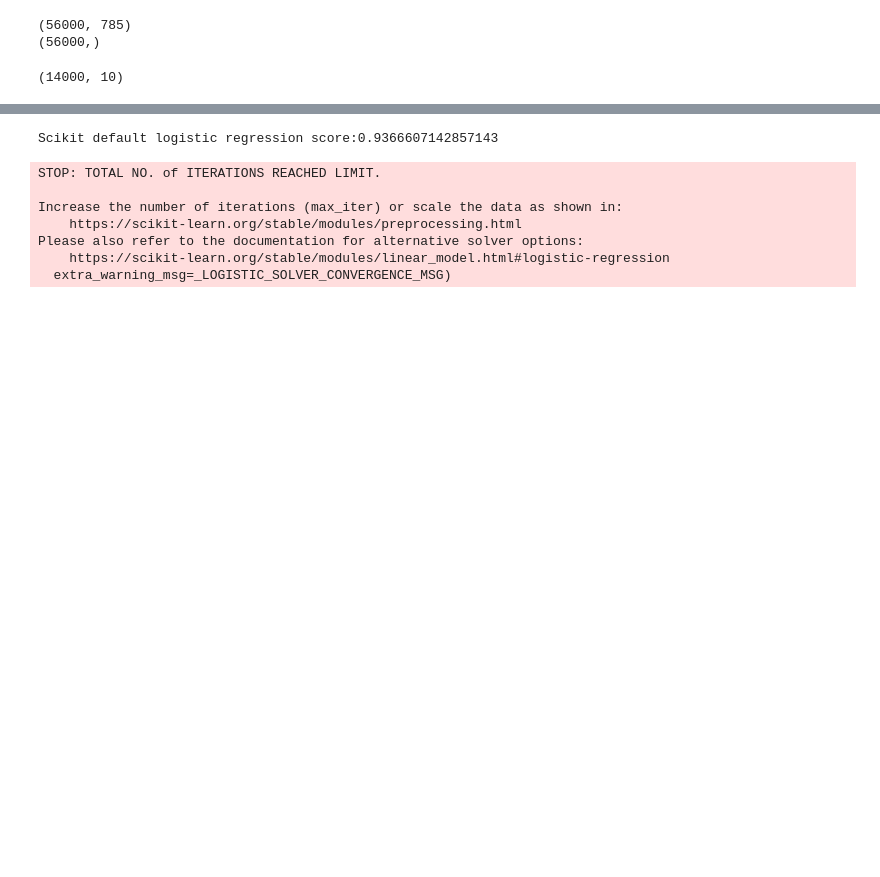
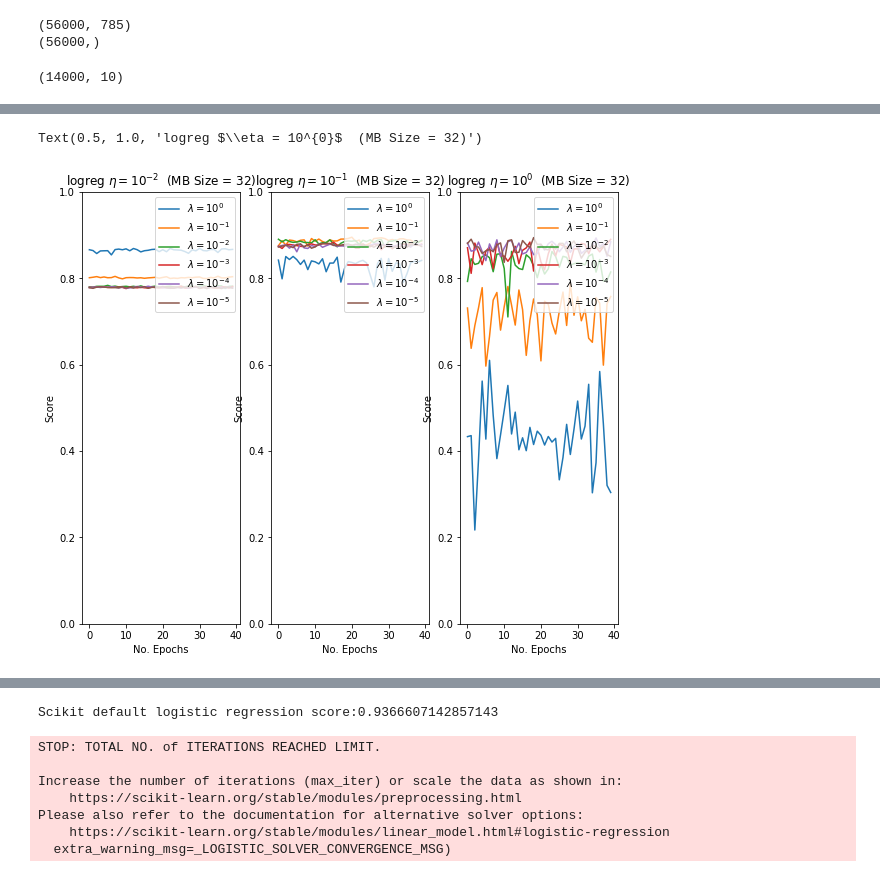
Before and after one commit to nicholaskarlsen/FYS-STK4155, a Jupyter notebook: project_2/notebooks/Logreg.ipynb, the cells around one changed output, grey strips where cells are left out. Saved outputs shown, nothing was run; the diff lists cells and outputs as text; code cells hidden in the pictures; blank space fills up the shorter version.

Commit message:
Added the penalty plots to logreg. Weird results.

```diff
--- a/project_2/notebooks/Logreg.ipynb
+++ b/project_2/notebooks/Logreg.ipynb
@@ -211,3 +263,41 @@ plt.tight_layout()
+# %%
+FIGSIZE = (4, 3)
+YLIMS = [0, 1]
+
+
+plt.figure(figsize=FIGSIZE * np.array([3/1.25, 2.65]))
+plt.subplot(131)
+j = 0
+for i in range(len(penalties)-1, -1, -1):
+    plt.plot(logreg_score_penalties[i, j, :], label="$\lambda = 10^{%i}$" % int(np.log10(penalties[i])))
+plt.xlabel("No. Epochs")
+plt.ylabel("Score")
+plt.ylim(YLIMS)
+plt.legend(loc="upper right")
+plt.title("logreg $\eta = 10^{%i}$  (MB Size = 32)" % int(np.log10(learning_rate[j])))
+
+plt.subplot(132)
+j = 1
+for i in range(len(penalties)-1, -1, -1):
+    plt.plot(logreg_score_penalties[i, j, :], label="$\lambda = 10^{%i}$" % int(np.log10(penalties[i])))
+plt.xlabel("No. Epochs")
+plt.ylabel("Score")
+plt.ylim(YLIMS)
+plt.legend(loc="upper right")
+plt.title("logreg $\eta = 10^{%i}$  (MB Size = 32)" % int(np.log10(learning_rate[j])))
+
+plt.subplot(133)
+j = 2
+for i in range(len(penalties)-1, -1, -1):
+    plt.plot(logreg_score_penalties[i, j, :], label="$\lambda = 10^{%i}$" % int(np.log10(penalties[i])))
+plt.xlabel("No. Epochs")
+plt.ylabel("Score")
+plt.ylim(YLIMS)
+plt.legend(loc="upper right")
+plt.title("logreg $\eta = 10^{%i}$  (MB Size = 32)" % int(np.log10(learning_rate[j])))
+# %% [output]
+Text(0.5, 1.0, 'logreg $\\eta = 10^{0}$  (MB Size = 32)')
+[figure, added]
 # %%
 #Skeleton for logreg use:
 np.random.seed(2020)
```
Also changed, not shown: parts of 5 cells of this notebook, 1 other file.
